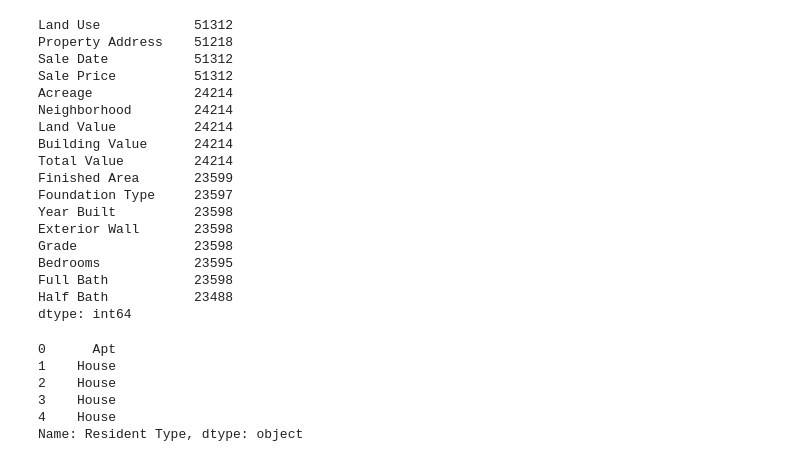
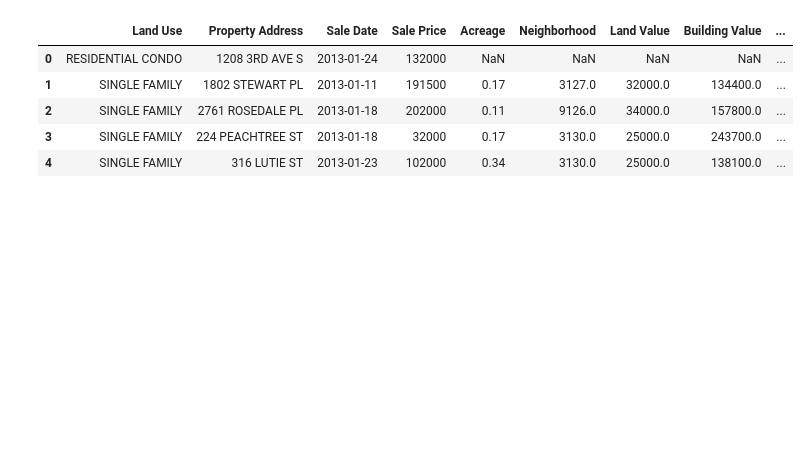
Before and after one commit to TOyefule/DataAnalysisBootcamp, a Jupyter notebook: NashvilleRealEstate_priesterkc.ipynb, the cells around one changed output. Saved outputs shown, nothing was run; the diff lists cells and outputs as text; code cells hidden in the pictures; blank space fills up the shorter version.

```diff
--- a/NashvilleRealEstate_priesterkc.ipynb
+++ b/NashvilleRealEstate_priesterkc.ipynb
@@ -60,24 +33,13 @@ other = ['GREENBELT','GREENBELT/RES\nGRRENBELT/RES']
 #create dataframe with only rows that are residence
 df_housing = df[(df['Land Use'].isin(residence))]
 # %%
-df_housing.count()
+df_housing.head()
+#df_housing.count()
 # %% [output]
-Land Use            51312
-Property Address    51218
-Sale Date           51312
-Sale Price          51312
-Acreage             24214
-Neighborhood        24214
-Land Value          24214
-Building Value      24214
-Total Value         24214
-Finished Area       23599
-Foundation Type     23597
-Year Built          23598
-Exterior Wall       23598
-Grade               23598
-Bedrooms            23595
-Full Bath           23598
-Half Bath           23488
-dtype: int64
+|  | Land Use | Property Address | Sale Date | Sale Price | Acreage | Neighborhood | Land Value | Building Value | ... |
+| 0 | RESIDENTIAL CONDO | 1208 3RD AVE S | 2013-01-24 | 132000 | NaN | NaN | NaN | NaN | ... |
+| 1 | SINGLE FAMILY | 1802 STEWART PL | 2013-01-11 | 191500 | 0.17 | 3127.0 | 32000.0 | 134400.0 | ... |
+| 2 | SINGLE FAMILY | 2761 ROSEDALE PL | 2013-01-18 | 202000 | 0.11 | 9126.0 | 34000.0 | 157800.0 | ... |
+| 3 | SINGLE FAMILY | 224 PEACHTREE ST | 2013-01-18 | 32000 | 0.17 | 3130.0 | 25000.0 | 243700.0 | ... |
+| 4 | SINGLE FAMILY | 316 LUTIE ST | 2013-01-23 | 102000 | 0.34 | 3130.0 | 25000.0 | 138100.0 | ... |
 # %%
@@ -110,12 +72,5 @@ def res_type(df_housing, house_type, house_str):
     #    return 'House'
 
 #df_housing['Resident Type'] = df_housing.apply(res_type, axis=1)
-
-df_housing['Resident Type'].head()
+res_type(df_housing, apt, house_str[0])
+res_type(df_housing, house, house_str[1])
-# %% [output]
-0      Apt
-1    House
-2    House
-3    House
-4    House
-Name: Resident Type, dtype: object
```
Also changed, not shown: parts of 22 cells of this notebook.
